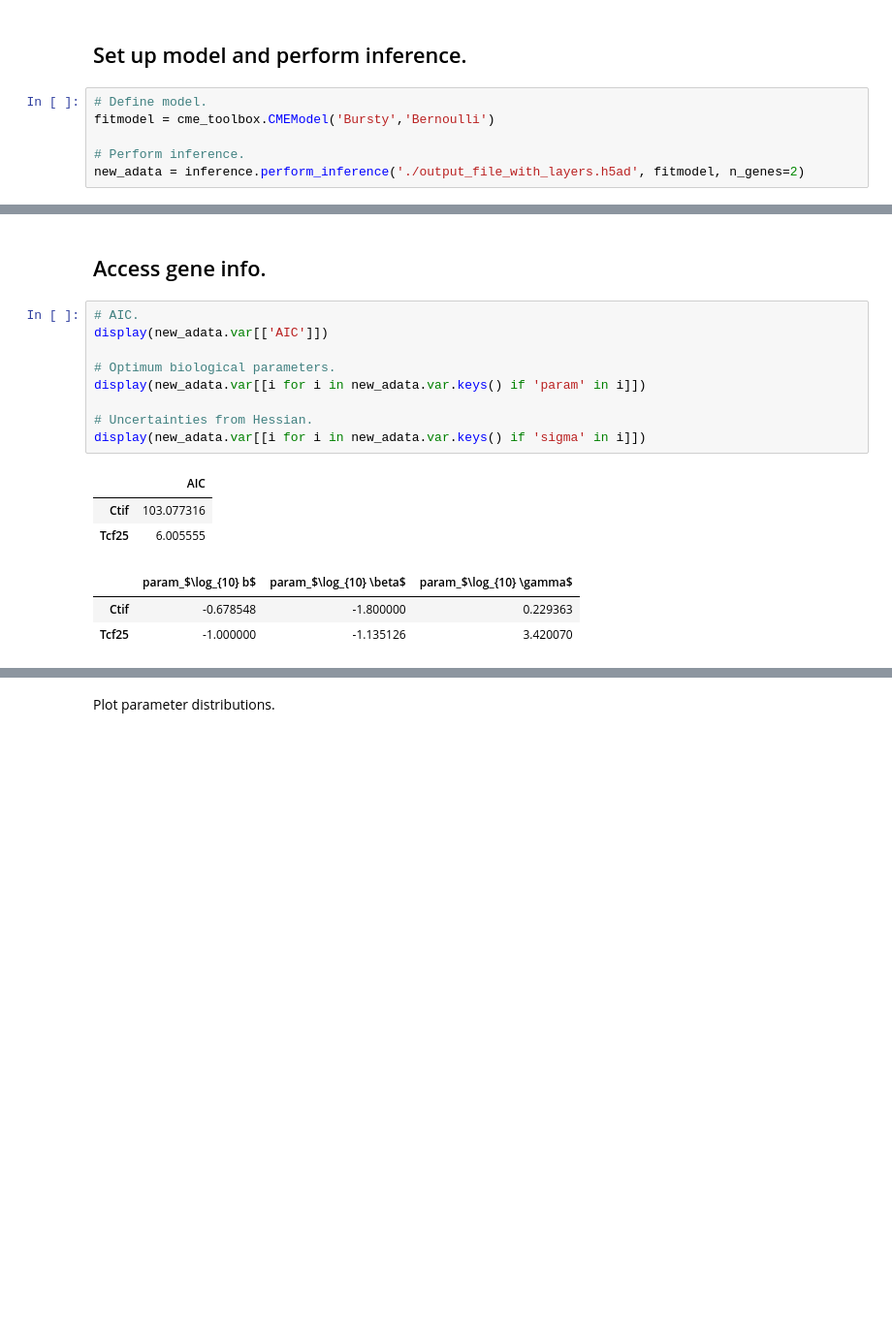
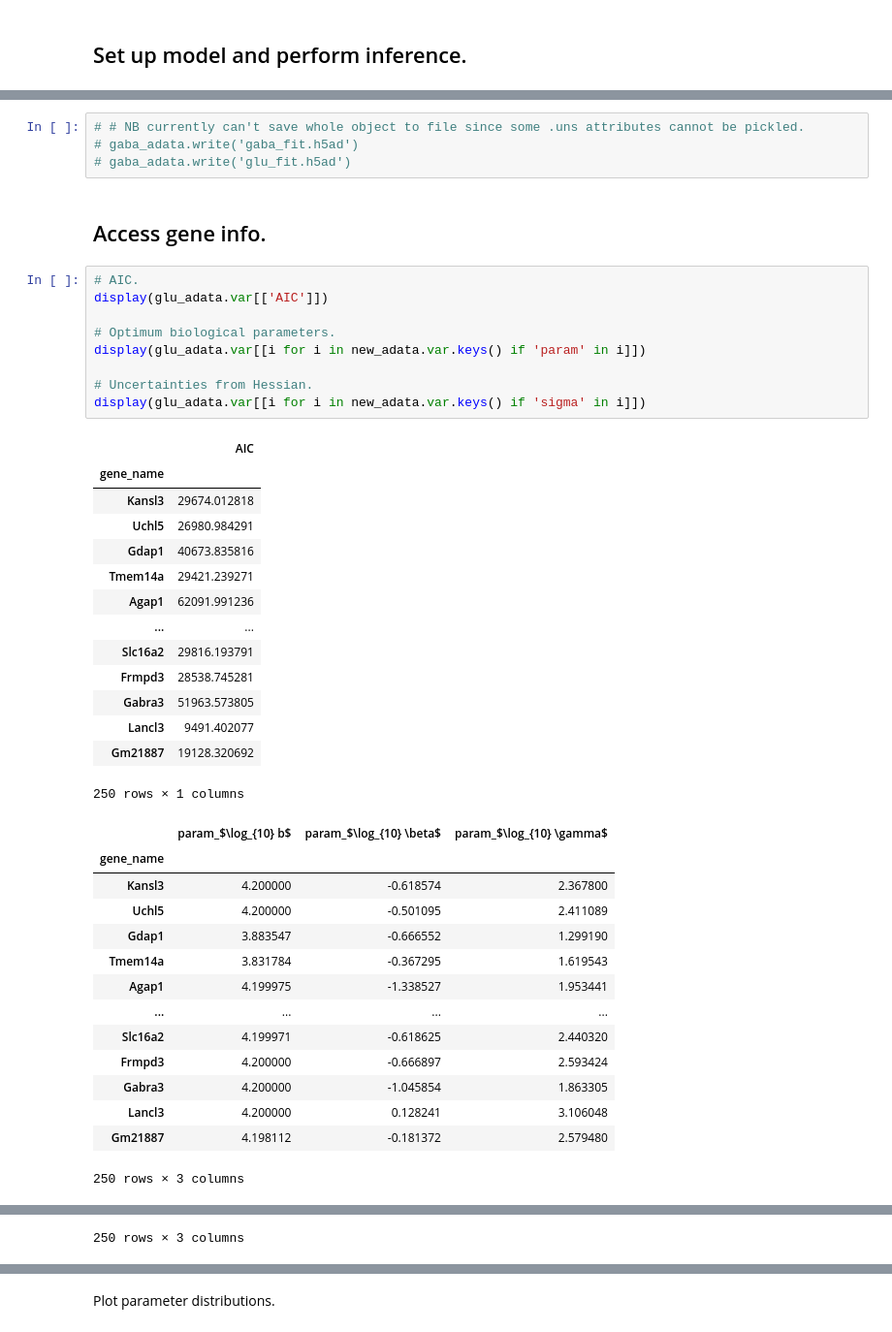
Before and after one commit to pachterlab/monod, a Jupyter notebook: Monod_demo_new.ipynb, the cells around one changed output, grey strips where cells are left out. Shown at 97% size. Drawn from its saved outputs; the diff is of its cells as text; blank space fills up the shorter version.

```diff
--- a/Monod_demo_new.ipynb
+++ b/Monod_demo_new.ipynb
@@ -78,8 +76,2 @@ warnings.simplefilter('ignore')
 # %% [markdown]
 ## Set up model and perform inference.
-# %%
-# Define model.
-fitmodel = cme_toolbox.CMEModel('Bursty','Bernoulli')
-
-# Perform inference.
-new_adata = inference.perform_inference('./output_file_with_layers.h5ad', fitmodel, n_genes=2)
@@ -104,19 +173,45 @@ INFO:root:Uncertainties per gene calculated.
+# %%
+# # NB currently can't save whole object to file since some .uns attributes cannot be pickled.
+# gaba_adata.write('gaba_fit.h5ad')
+# gaba_adata.write('glu_fit.h5ad')
 # %% [markdown]
 ## Access gene info.
 # %%
 # AIC.
-display(new_adata.var[['AIC']])
+display(glu_adata.var[['AIC']])
 
 # Optimum biological parameters.
-display(new_adata.var[[i for i in new_adata.var.keys() if 'param' in i]])
+display(glu_adata.var[[i for i in new_adata.var.keys() if 'param' in i]])
 
 # Uncertainties from Hessian.
-display(new_adata.var[[i for i in new_adata.var.keys() if 'sigma' in i]])
+display(glu_adata.var[[i for i in new_adata.var.keys() if 'sigma' in i]])
 # %% [output]
 |  | AIC |
-| Ctif | 103.077316 |
-| Tcf25 | 6.005555 |
+| gene_name |  |
+| Kansl3 | 29674.012818 |
+| Uchl5 | 26980.984291 |
+| Gdap1 | 40673.835816 |
+| Tmem14a | 29421.239271 |
+| Agap1 | 62091.991236 |
+| ... | ... |
+| Slc16a2 | 29816.193791 |
+| Frmpd3 | 28538.745281 |
+| Gabra3 | 51963.573805 |
+| Lancl3 | 9491.402077 |
+| Gm21887 | 19128.320692 |
+250 rows × 1 columns
 |  | param_$\log_{10} b$ | param_$\log_{10} \beta$ | param_$\log_{10} \gamma$ |
-| Ctif | -0.678548 | -1.800000 | 0.229363 |
-| Tcf25 | -1.000000 | -1.135126 | 3.420070 |
+| gene_name |  |  |  |
+| Kansl3 | 4.200000 | -0.618574 | 2.367800 |
+| Uchl5 | 4.200000 | -0.501095 | 2.411089 |
+| Gdap1 | 3.883547 | -0.666552 | 1.299190 |
+| Tmem14a | 3.831784 | -0.367295 | 1.619543 |
+| Agap1 | 4.199975 | -1.338527 | 1.953441 |
+| ... | ... | ... | ... |
+| Slc16a2 | 4.199971 | -0.618625 | 2.440320 |
+| Frmpd3 | 4.200000 | -0.666897 | 2.593424 |
+| Gabra3 | 4.200000 | -1.045854 | 1.863305 |
+| Lancl3 | 4.200000 | 0.128241 | 3.106048 |
+| Gm21887 | 4.198112 | -0.181372 | 2.579480 |
+250 rows × 3 columns
 |  | sigma_$\log_{10} b$ | sigma_$\log_{10} \beta$ | sigma_$\log_{10} \gamma$ |
@@ -124,0 +230 @@ display(new_adata.var[[i for i in new_adata.var.keys() if 'sigma' in i]])
+250 rows × 3 columns
```
Also changed, not shown: parts of 15 cells of this notebook, 4 other files.
